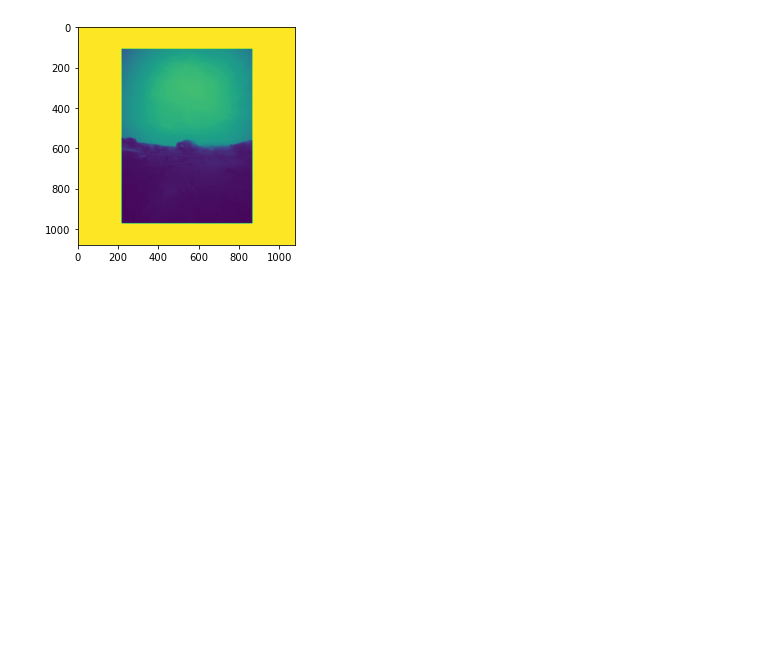
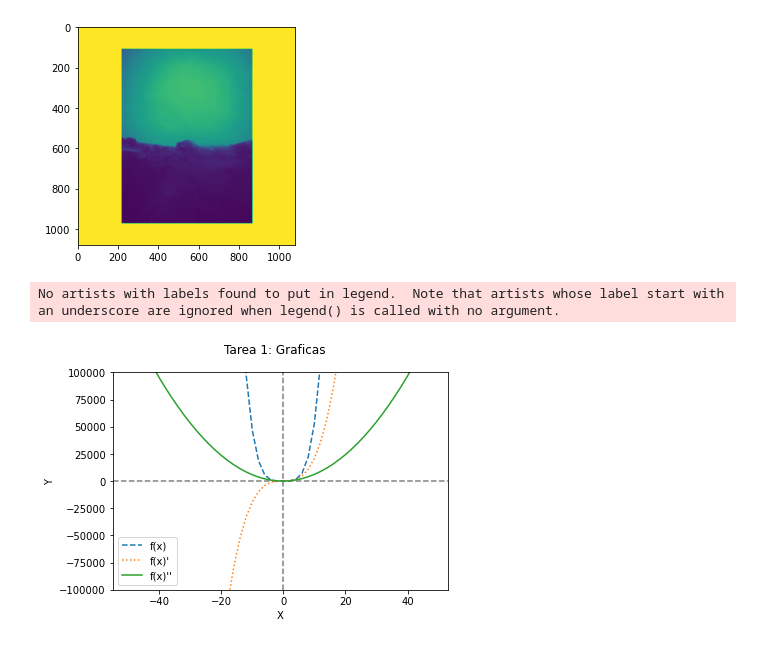
Before and after one commit to christian-munoz-rdz/ssp_de_algoritmia, a Jupyter notebook: Ejemplos de clase/clase1.ipynb, the cells around one changed output. Saved outputs shown, nothing was run; the diff lists cells and outputs as text; code cells hidden in the pictures; blank space fills up the shorter version.

```diff
--- a/Ejemplos de clase/clase1.ipynb
+++ b/Ejemplos de clase/clase1.ipynb
@@ -78,3 +78,35 @@ plt.imshow(imgGray,cmap=plt.cm.viridis)
 <matplotlib.image.AxesImage at 0x...>
 [figure]
 [figure]
+# %%
+def f(x):
+    y = (5*x**4) + (3*x**3) + (10*x) + 3
+    return y
+
+
+def f_i(x):
+    y = (20*x**3) + (9*x**2) + 10
+    return y
+
+
+def f_ii(x):
+    y = (60*x**2) + (18*x)
+    return y
+
+x_axis = np.arange(-50, 50, 2)
+plt.figure()
+plt.axhline(y=0, color="grey", linestyle="--")
+plt.axvline(color="grey", linestyle="--")
+plt.xlabel("X")
+plt.ylabel("Y")
+plt.ylim(-100000, 100000)
+plt.legend(fontsize=14)
+plt.plot(x_axis, f(x_axis), '--', label="f(x)")
+plt.plot(x_axis, f_i(x_axis), ':', label="f(x)'")
+plt.plot(x_axis, f_ii(x_axis), label="f(x)''")
+plt.suptitle("Tarea 1: Graficas")
+plt.legend()
+plt.savefig('misma_grafica.png')
+# %% [output]
+No artists with labels found to put in legend.  Note that artists whose label start with an underscore are ignored when legend() is called with no argument.
+[figure, added]
```
